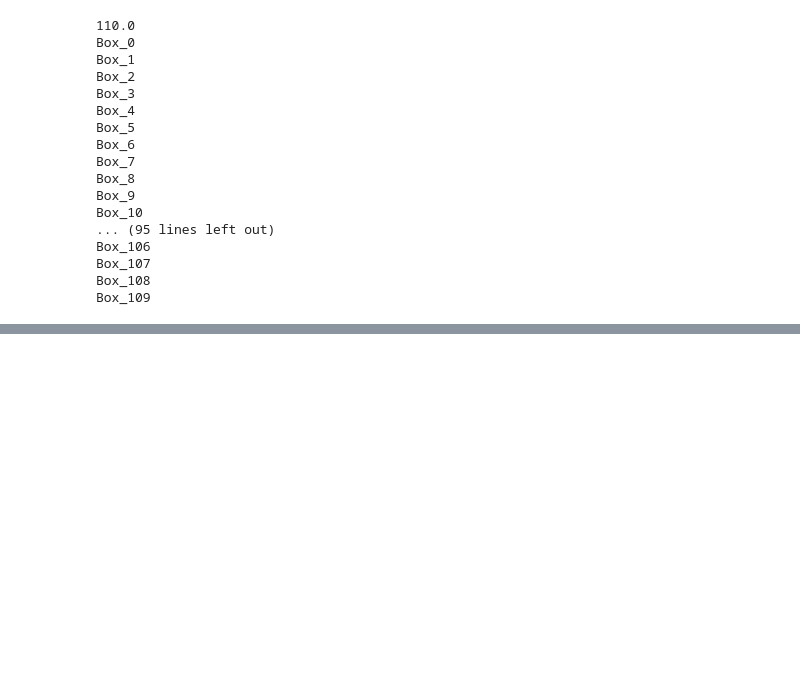
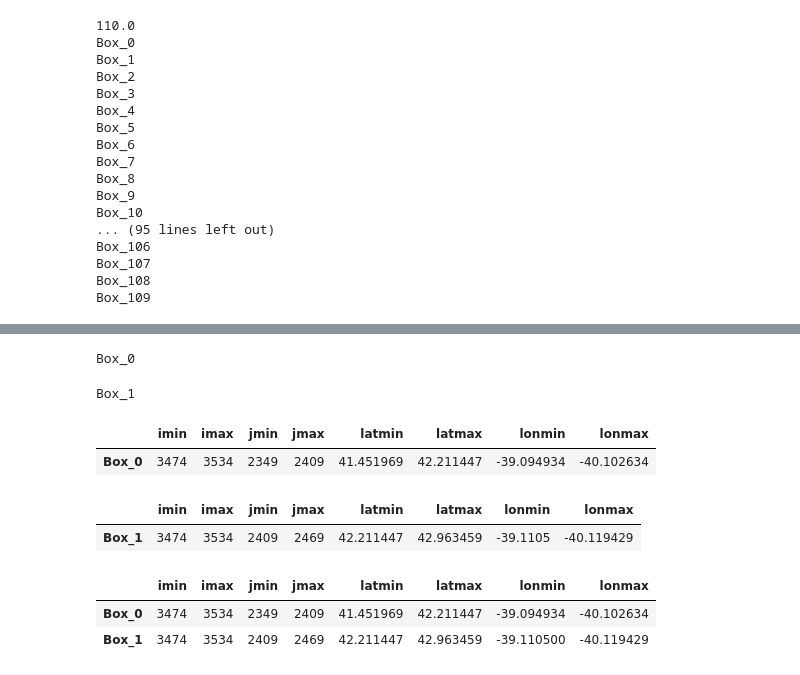
Before and after one commit to auraoupa/formation_ANNA, a Jupyter notebook: make_boxes/2019-09-24-AA-make-boxes-1x1-region-LS-GS-MNA.ipynb, the cells around one changed output, grey strips where cells are left out. Drawn from its saved outputs; the diff is of its cells as text; code cells hidden in the pictures; blank space fills up the shorter version.

```diff
--- a/make_boxes/2019-09-24-AA-make-boxes-1x1-region-LS-GS-MNA.ipynb
+++ b/make_boxes/2019-09-24-AA-make-boxes-1x1-region-LS-GS-MNA.ipynb
@@ -294,0 +552,19 @@ Box_42
+# %%
+i=0
+y1 = float(Box_arr[i,0]); y2 = float(Box_arr[i,1]);
+x2 = float(Box_arr[i,2]); x1 = float(Box_arr[i,3]);
+box_name = Box_arr[i,4]
+print(box_name)
+# - Obtain navlon and Navlat
+navlon,navlat,jmin,jmax,imin,imax = read_datagrid(gridfile,latmin=y1,latmax=y2,lonmin=x2,lonmax=x1)
+list_imin.append(imin)
+list_imax.append(imax)
+list_jmin.append(jmin)
+list_jmax.append(jmax)
+list_name.append(box_name)
+list_latmin.append(y1)
+list_latmax.append(y2)
+list_lonmin.append(x1)
+list_lonmax.append(x2)
+# %% [output]
+Box_0
@@ -294,0 +574,49 @@ Box_42
+# %%
+i=1
+list_imin = []
+list_imax = []
+list_jmin = []
+list_jmax = []
+list_name = []
+list_latmin = []
+list_latmax = []
+list_lonmin = []
+list_lonmax = []
+y1 = float(Box_arr[i,0]); y2 = float(Box_arr[i,1]);
+x2 = float(Box_arr[i,2]); x1 = float(Box_arr[i,3]);
+box_name = Box_arr[i,4]
+print(box_name)
+# - Obtain navlon and Navlat
+navlon,navlat,jmin,jmax,imin,imax = read_datagrid(gridfile,latmin=y1,latmax=y2,lonmin=x2,lonmax=x1)
+list_imin.append(imin)
+list_imax.append(imax)
+list_jmin.append(jmin)
+list_jmax.append(jmax)
+list_name.append(box_name)
+list_latmin.append(y1)
+list_latmax.append(y2)
+list_lonmin.append(x1)
+list_lonmax.append(x2)
+# %% [output]
+Box_1
+# %%
+panda_box_MNA=pd.DataFrame({'imin' : list_imin, 'imax' : list_imax,'jmin' : list_jmin, 'jmax' : list_jmax, 'latmin' : list_latmin, 'latmax' : list_latmax,'lonmin' : list_lonmin, 'lonmax' : list_lonmax},index = list_name)
+# %%
+panda_box_MNA_csv=pd.read_csv('boxes_MNA_1x1_eNATL60.csv',sep = '\t',index_col=0)
+panda_box_MNA_bis=panda_box_MNA_csv+panda_box_MNA
+# %%
+panda_box_MNA_csv
+# %% [output]
+|  | imin | imax | jmin | jmax | latmin | latmax | lonmin | lonmax |
+| Box_0 | 3474 | 3534 | 2349 | 2409 | 41.451969 | 42.211447 | -39.094934 | -40.102634 |
+# %%
+panda_box_MNA
+# %% [output]
+|  | imin | imax | jmin | jmax | latmin | latmax | lonmin | lonmax |
+| Box_1 | 3474 | 3534 | 2409 | 2469 | 42.211447 | 42.963459 | -39.1105 | -40.119429 |
+# %%
+panda_box_MNA_csv.append(panda_box_MNA)
+# %% [output]
+|  | imin | imax | jmin | jmax | latmin | latmax | lonmin | lonmax |
+| Box_0 | 3474 | 3534 | 2349 | 2409 | 41.451969 | 42.211447 | -39.094934 | -40.102634 |
+| Box_1 | 3474 | 3534 | 2409 | 2469 | 42.211447 | 42.963459 | -39.110500 | -40.119429 |
```
Also changed, not shown: parts of 4 cells of this notebook, 1 other file.
